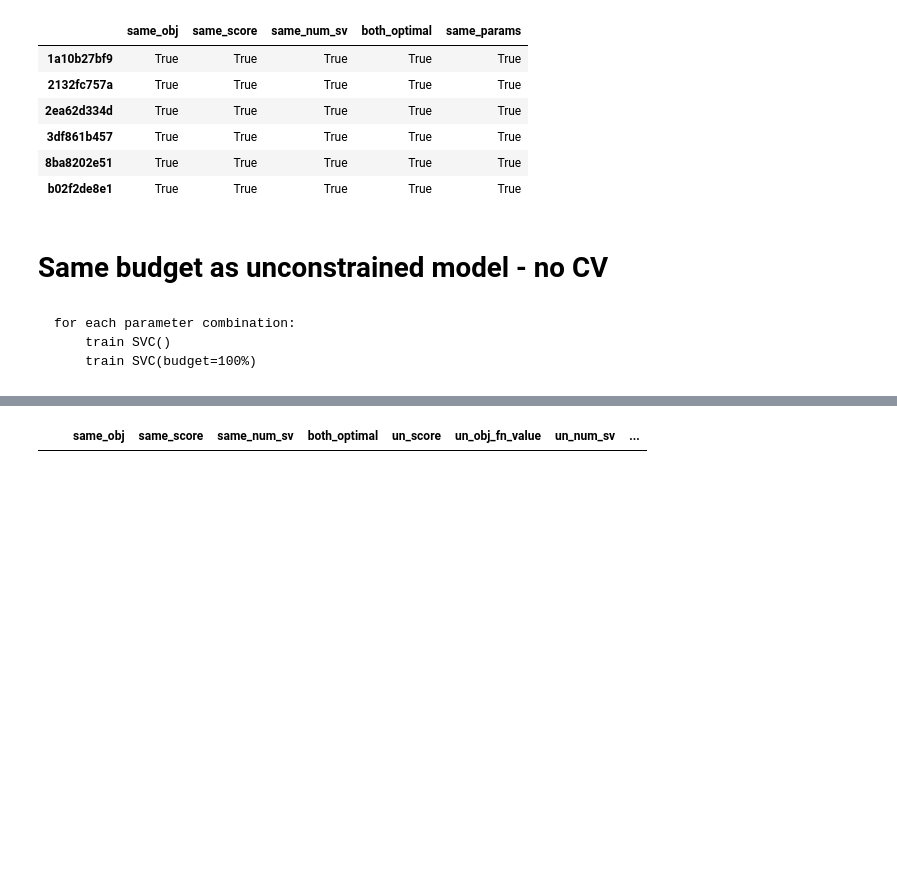
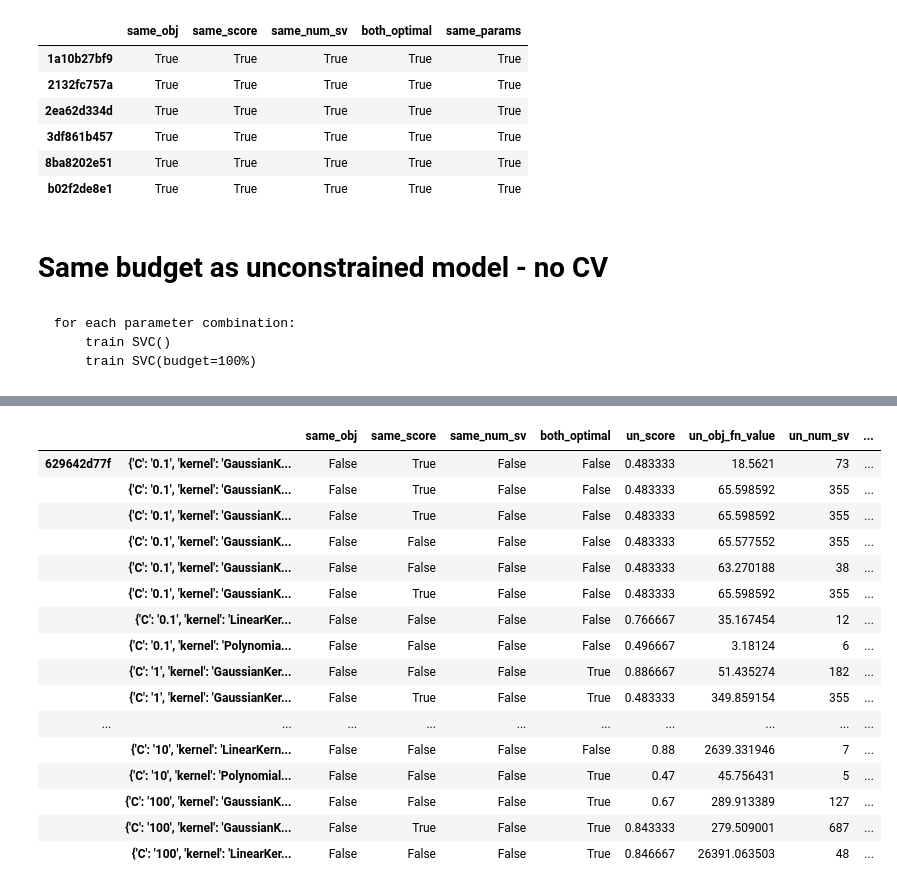
Before and after one commit to antoniobelotti/budget-svm, a Jupyter notebook: results.ipynb, the cells around one changed output, grey strips where cells are left out. Drawn from its saved outputs; the diff is of its cells as text; code cells hidden in the pictures; blank space fills up the shorter version.

```diff
--- a/results.ipynb
+++ b/results.ipynb
@@ -335,7 +358,7 @@ def plot_res(dataframe, hue, metrics=["score"]):
     fig, axs = plt.subplots(1, 3, figsize=(14, 6), sharex=True, sharey=True)
     flat_axs = axs.flat
     for ds_id, ax in zip(ds_ids, flat_axs):
-        ds = load_dataset(f"/home/anto/Downloads/experiments/synthetic_datasets/datasets/{ds_id}.json")
+        ds = load_dataset(Path(BASE_PATH / f"synthetic_datasets/datasets/{ds_id}.json"))
         sns.scatterplot(x=ds.X.T[0], y=ds.X.T[1], hue=ds.y, palette="deep", legend=False, ax=ax)
 
         metrics_str = ""
@@ -369,7 +392,7 @@ res_df = (
 sigmoid_res = res_df.query("a.isnull()").dropna(axis=1).copy()
 pacman_res = res_df.query("rho.isnull()").dropna(axis=1).copy()
 
-metrics = ["score", "f1"]
+metrics = ["score", "f1", "f1v"]
 
 id_map = {}
 for i, group in pacman_res.groupby(by=["a", "r", "p"]):
@@ -524,7 +598,7 @@ pd.DataFrame(res).T
 import pandas as pd
 from budgetsvm import optimization
 
-df = pd.read_json("experiments/results/1681897515.914336_100per_budget_no_cv.json")
+df = pd.read_json(f"/home/anto/Downloads/{name}.json")
 df
 # %% [output]
 |  | dataset | model_name | params | score | obj_fn_value | num_sv | budget | optimal | train_time |
@@ -551,17 +631,20 @@ def dict_eq(d1,d2):
 
 res = {}
 for idx, group in df.groupby(["dataset_short", "params_str"]):
-    unc = group.query("model_name=='unconstrained'").iloc[0]
-    bud = group.query("model_name=='100perc_budget'").iloc[0]
+    try:
+        unc = group.query("model_name=='unconstrained'").iloc[0]
+        bud = group.query("model_name=='100perc_budget'").iloc[0]
 
-    res[idx] = {
-        "same_obj": unc["obj_fn_value"] == bud["obj_fn_value"],
-        "same_score": unc["score"] == bud["score"],
-        "same_num_sv": unc["num_sv"] == bud["num_sv"],
-        "both_optimal": unc["optimal"] and bud["optimal"],
-        **unc[["score", "obj_fn_value", "num_sv", "budget", "optimal"]].add_prefix("un_"),
-        **bud[["score", "obj_fn_value", "num_sv", "budget", "optimal"]]
-    }
+        res[idx] = {
+            "same_obj": unc["obj_fn_value"] == bud["obj_fn_value"],
+            "same_score": unc["score"] == bud["score"],
+            "same_num_sv": unc["num_sv"] == bud["num_sv"],
+            "both_optimal": unc["optimal"] and bud["optimal"],
+            **unc[["score", "obj_fn_value", "num_sv", "budget", "optimal"]].add_prefix("un_"),
+            **bud[["score", "obj_fn_value", "num_sv", "budget", "optimal"]]
+        }
+    except:
+        pass
 
 compare_df = pd.DataFrame(res).T
 compare_df
@@ -582,7 +665,23 @@ compare_df
 # %%
-compare_df.query("same_num_sv==True")
+compare_df.query("same_num_sv==False")
 # %% [output]
 |  |  | same_obj | same_score | same_num_sv | both_optimal | un_score | un_obj_fn_value | un_num_sv | ... |
+| 629642d77f | {'C': '0.1', 'kernel': 'GaussianK... | False | True | False | False | 0.483333 | 18.5621 | 73 | ... |
+|  | {'C': '0.1', 'kernel': 'GaussianK... | False | True | False | False | 0.483333 | 65.598592 | 355 | ... |
+|  | {'C': '0.1', 'kernel': 'GaussianK... | False | True | False | False | 0.483333 | 65.598592 | 355 | ... |
+|  | {'C': '0.1', 'kernel': 'GaussianK... | False | False | False | False | 0.483333 | 65.577552 | 355 | ... |
+|  | {'C': '0.1', 'kernel': 'GaussianK... | False | False | False | False | 0.483333 | 63.270188 | 38 | ... |
+|  | {'C': '0.1', 'kernel': 'GaussianK... | False | True | False | False | 0.483333 | 65.598592 | 355 | ... |
+|  | {'C': '0.1', 'kernel': 'LinearKer... | False | False | False | False | 0.766667 | 35.167454 | 12 | ... |
+|  | {'C': '0.1', 'kernel': 'Polynomia... | False | False | False | False | 0.496667 | 3.18124 | 6 | ... |
+|  | {'C': '1', 'kernel': 'GaussianKer... | False | False | False | True | 0.886667 | 51.435274 | 182 | ... |
+|  | {'C': '1', 'kernel': 'GaussianKer... | False | True | False | True | 0.483333 | 349.859154 | 355 | ... |
+| ... | ... | ... | ... | ... | ... | ... | ... | ... | ... |
+|  | {'C': '10', 'kernel': 'LinearKern... | False | False | False | False | 0.88 | 2639.331946 | 7 | ... |
+|  | {'C': '10', 'kernel': 'Polynomial... | False | False | False | True | 0.47 | 45.756431 | 5 | ... |
+|  | {'C': '100', 'kernel': 'GaussianK... | False | False | False | True | 0.67 | 289.913389 | 127 | ... |
+|  | {'C': '100', 'kernel': 'GaussianK... | False | True | False | True | 0.843333 | 279.509001 | 687 | ... |
+|  | {'C': '100', 'kernel': 'LinearKer... | False | False | False | True | 0.846667 | 26391.063503 | 48 | ... |
 # %%
 compare_df.query("same_score==True")
 # %% [output]
```
Also changed, not shown: parts of 20 cells of this notebook, 7 other files.
